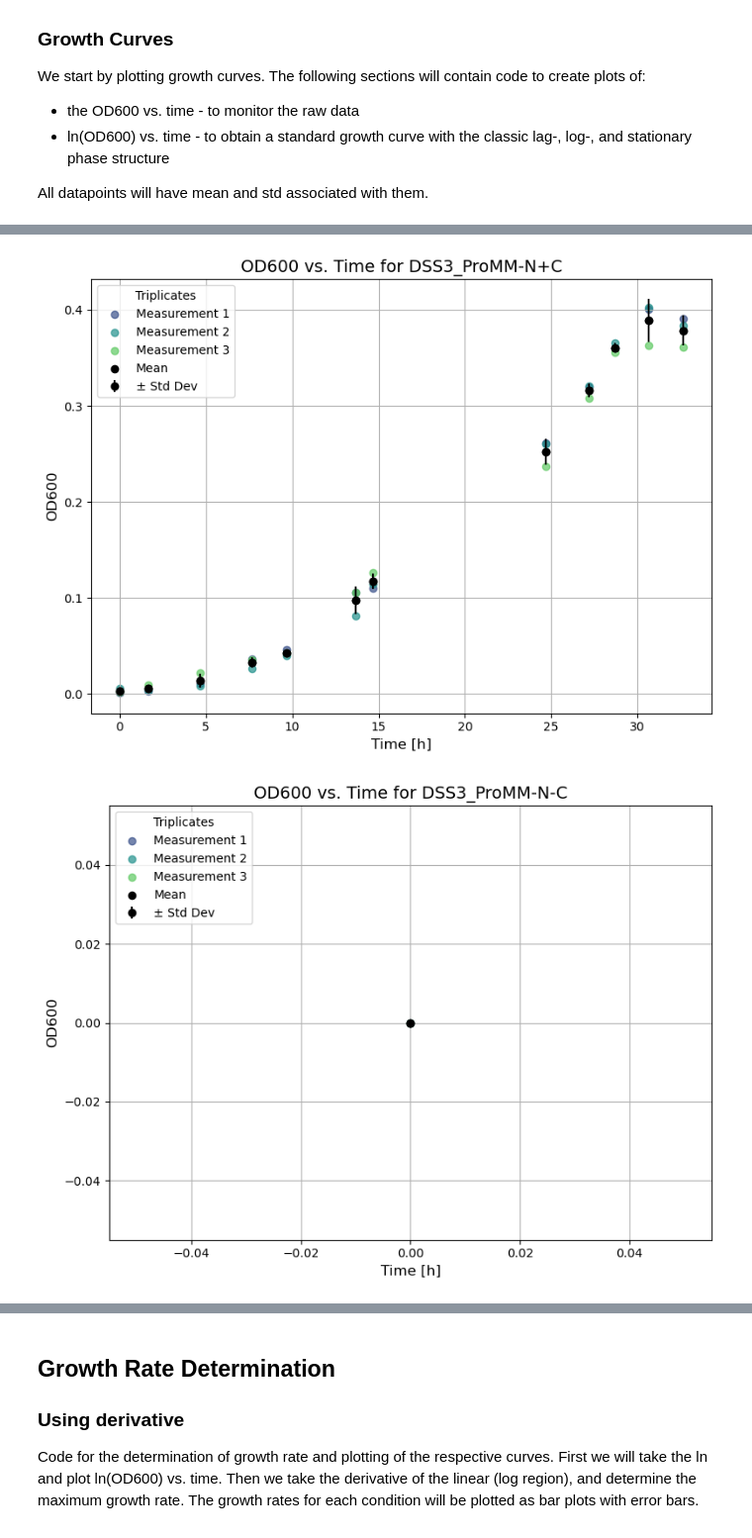
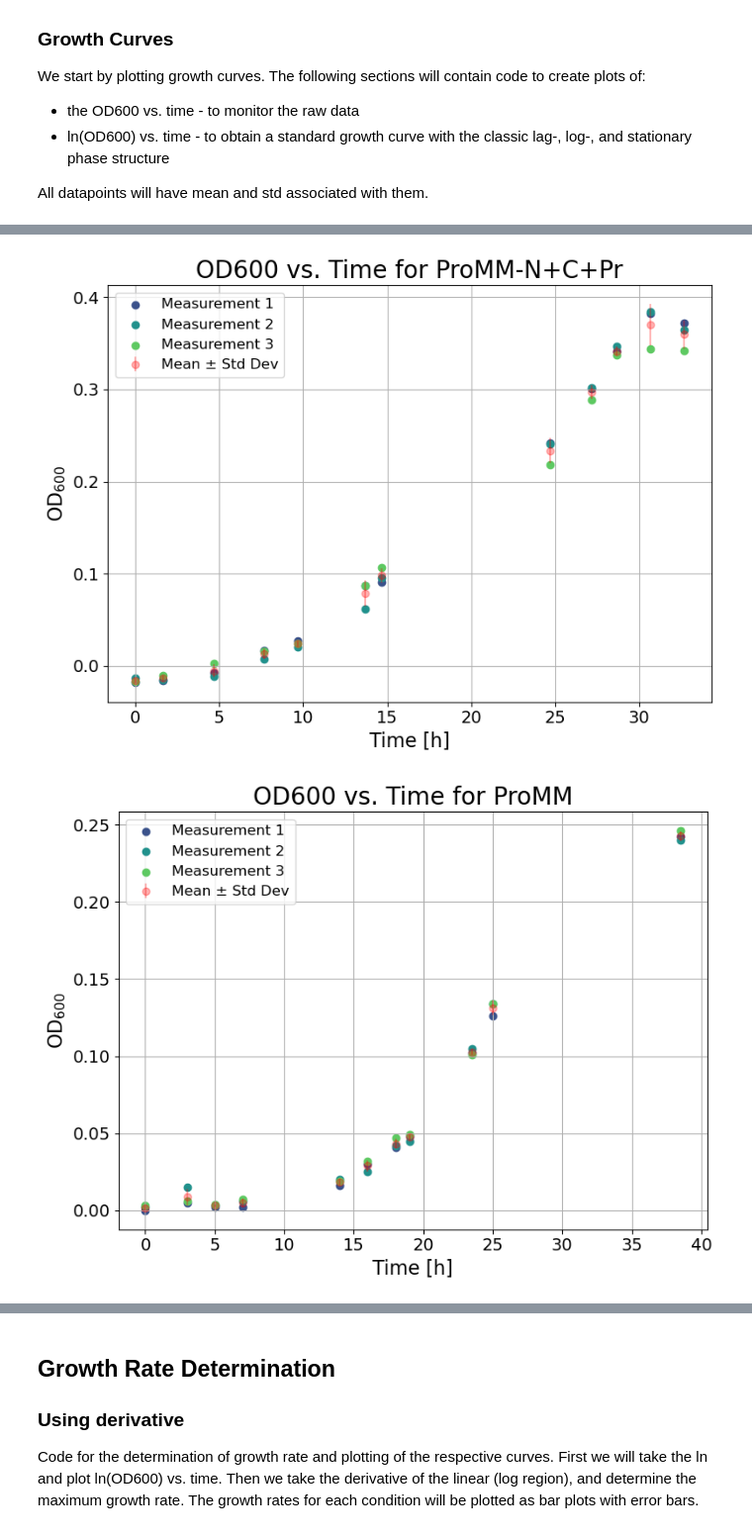
Before and after one commit to Fuchan2004/Rpom_Exoproteome, a Jupyter notebook: scripts/growth.ipynb, the cells around one changed output, grey strips where cells are left out. Shown at 99% size. Saved outputs shown, nothing was run; the diff lists cells and outputs as text; code cells hidden in the pictures.

Commit message:
Updated growthcurve section

```diff
--- a/scripts/growth.ipynb
+++ b/scripts/growth.ipynb
@@ -211,4 +220,4 @@ def plot_mean_error(filenames_dic):
         plt.show()
 # %%
-plot_mean_error(blankcorr_dic)
+growth_curves_meanstd(blankcorr_dic)
 # %% [output]
@@ -218,2 +227,2 @@ plot_mean_error(blankcorr_dic)
-[figure, old version]
+[figure, new version]
-[figure, old version]
+[figure, new version]
```
Also changed, not shown: parts of 5 cells of this notebook.
